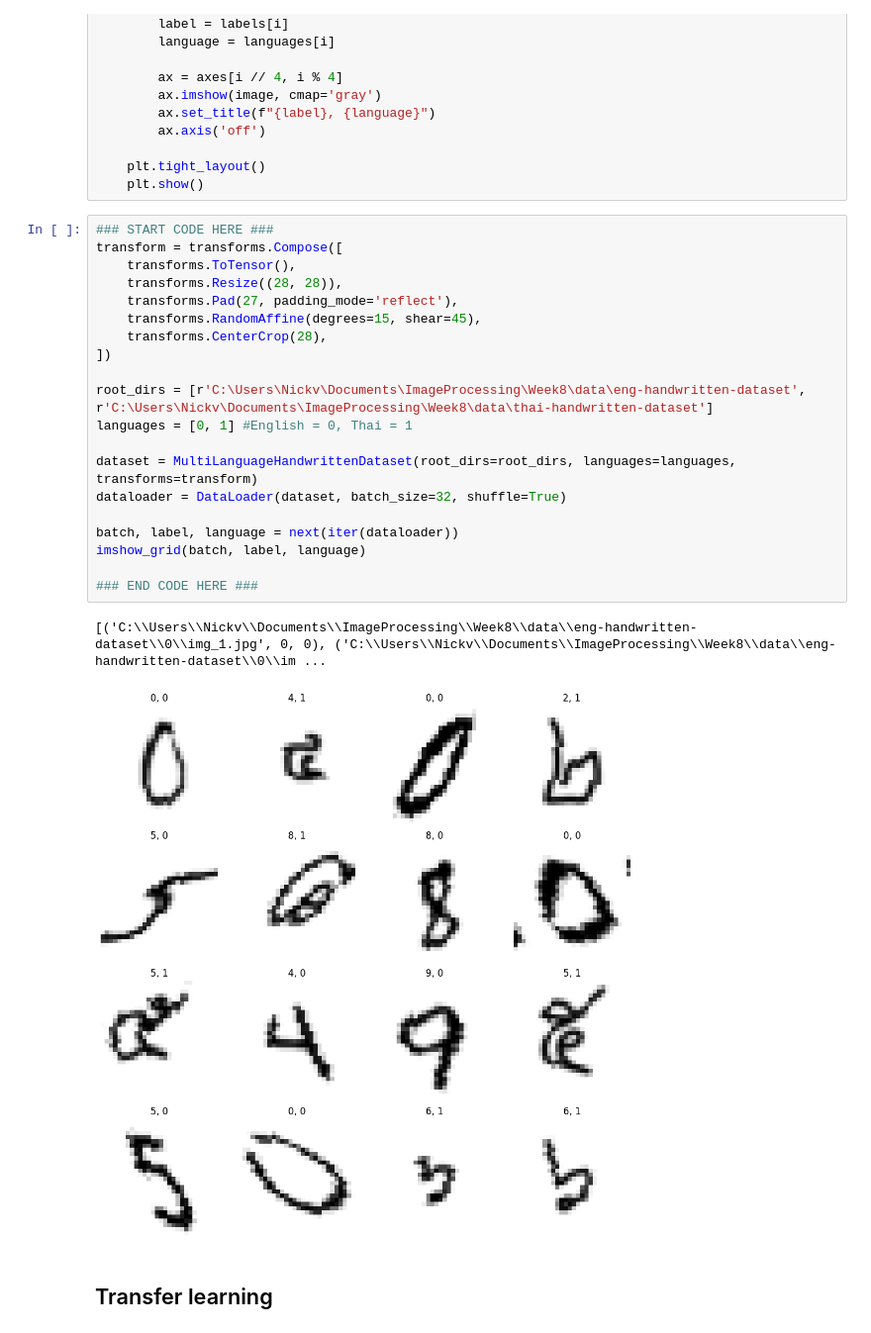
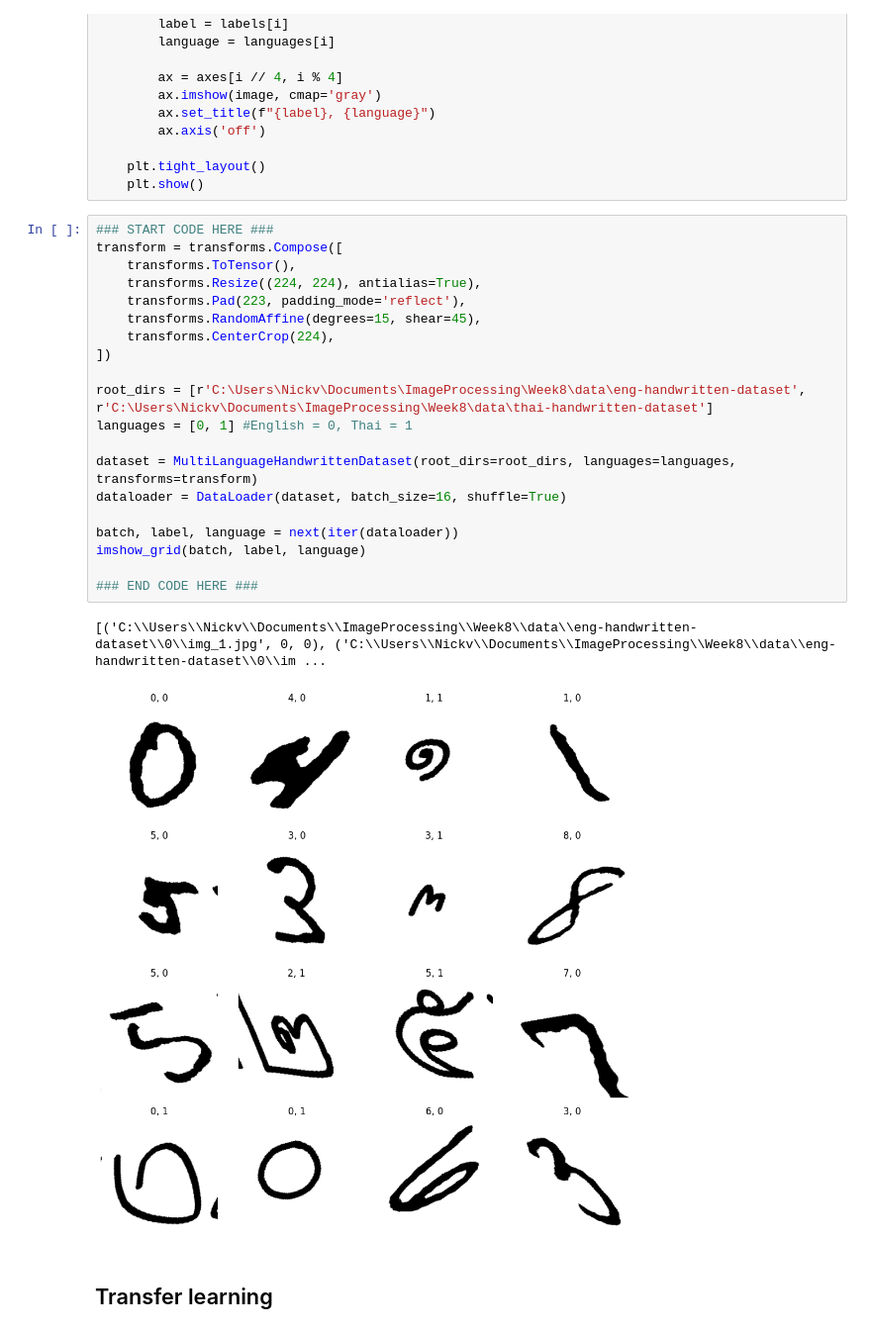
Before and after one commit to nickvivat/ImageProcessing, a Jupyter notebook: Week8/Lab8_1_TrasnferLearning.ipynb, the cells around one changed output. Shown at 99% size. Cells and saved outputs as stored; diff of their text form.

```diff
--- a/Week8/Lab8_1_TrasnferLearning.ipynb
+++ b/Week8/Lab8_1_TrasnferLearning.ipynb
@@ -100,26 +103,26 @@ def imshow_grid(batch, labels, languages):
 # %%
 ### START CODE HERE ###
 transform = transforms.Compose([
     transforms.ToTensor(),
-    transforms.Resize((28, 28)),
-    transforms.Pad(27, padding_mode='reflect'),
+    transforms.Resize((224, 224), antialias=True),
+    transforms.Pad(223, padding_mode='reflect'),
     transforms.RandomAffine(degrees=15, shear=45),
-    transforms.CenterCrop(28),
+    transforms.CenterCrop(224),
 ])
 
 root_dirs = [r'C:\Users\Nickv\Documents\ImageProcessing\Week8\data\eng-handwritten-dataset', r'C:\Users\Nickv\Documents\ImageProcessing\Week8\data\thai-handwritten-dataset']
 languages = [0, 1] #English = 0, Thai = 1
 
 dataset = MultiLanguageHandwrittenDataset(root_dirs=root_dirs, languages=languages, transforms=transform)
-dataloader = DataLoader(dataset, batch_size=32, shuffle=True)
+dataloader = DataLoader(dataset, batch_size=16, shuffle=True)
 
 batch, label, language = next(iter(dataloader))
 imshow_grid(batch, label, language)
 
 ### END CODE HERE ###
 # %% [output]
 [('C:\\Users\\Nickv\\Documents\\ImageProcessing\\Week8\\data\\eng-handwritten-dataset\\0\\img_1.jpg', 0, 0), ('C:\\Users\\Nickv\\Documents\\ImageProcessing\\Week8\\data\\eng-handwritten-dataset\\0\\im ...
-[figure, old version]
+[figure, new version]
 # %% [markdown]
 ## Transfer learning
 # %% [markdown]
```
Also changed, not shown: parts of 15 cells of this notebook.
